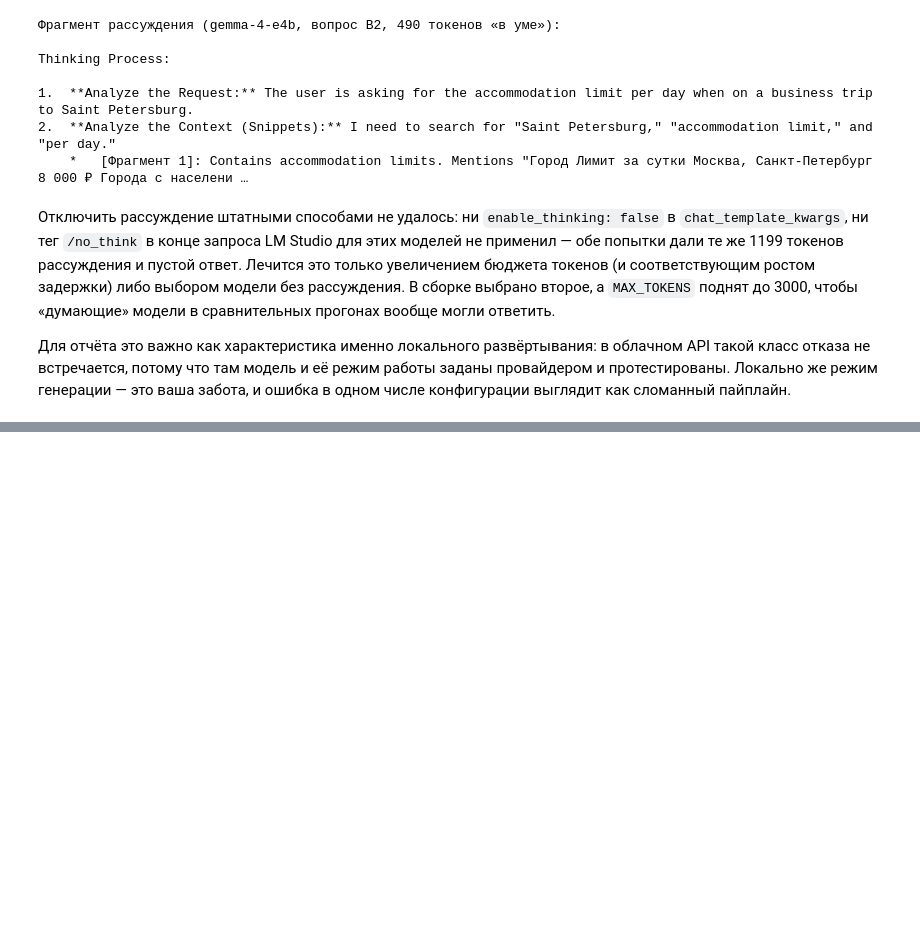
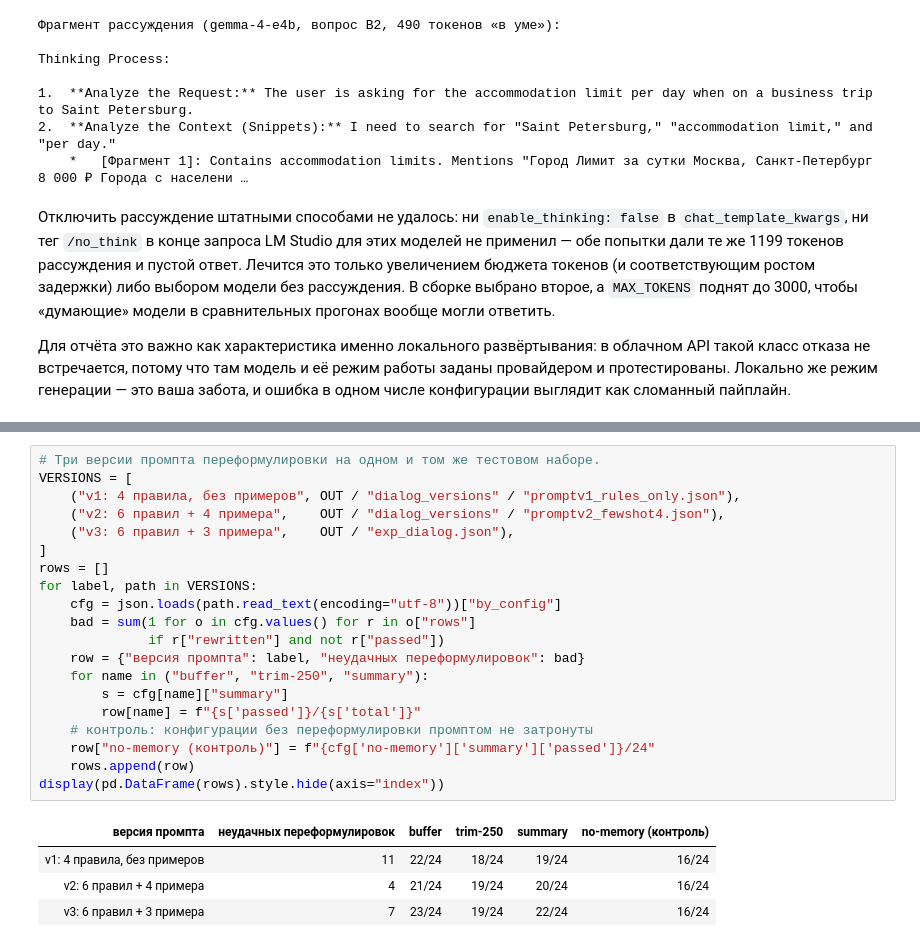
Before and after one commit to AlexIntellySoft/llm-4, a Jupyter notebook: notebooks/rag_report.ipynb, the cells around one changed output, grey strips where cells are left out. Drawn from its saved outputs; the diff is of its cells as text; blank space fills up the shorter version.

```diff
--- a/notebooks/rag_report.ipynb
+++ b/notebooks/rag_report.ipynb
@@ -941,0 +1173,25 @@ API такой класс отказа не встречается, потому
+# %%
+# Три версии промпта переформулировки на одном и том же тестовом наборе.
+VERSIONS = [
+    ("v1: 4 правила, без примеров", OUT / "dialog_versions" / "promptv1_rules_only.json"),
+    ("v2: 6 правил + 4 примера",    OUT / "dialog_versions" / "promptv2_fewshot4.json"),
+    ("v3: 6 правил + 3 примера",    OUT / "exp_dialog.json"),
+]
+rows = []
+for label, path in VERSIONS:
+    cfg = json.loads(path.read_text(encoding="utf-8"))["by_config"]
+    bad = sum(1 for o in cfg.values() for r in o["rows"]
+              if r["rewritten"] and not r["passed"])
+    row = {"версия промпта": label, "неудачных переформулировок": bad}
+    for name in ("buffer", "trim-250", "summary"):
+        s = cfg[name]["summary"]
+        row[name] = f"{s['passed']}/{s['total']}"
+    # контроль: конфигурации без переформулировки промптом не затронуты
+    row["no-memory (контроль)"] = f"{cfg['no-memory']['summary']['passed']}/24"
+    rows.append(row)
+display(pd.DataFrame(rows).style.hide(axis="index"))
+# %% [output]
+| версия промпта | неудачных переформулировок | buffer | trim-250 | summary | no-memory (контроль) |
+| v1: 4 правила, без примеров | 11 | 22/24 | 18/24 | 19/24 | 16/24 |
+| v2: 6 правил + 4 примера | 4 | 21/24 | 19/24 | 20/24 | 16/24 |
+| v3: 6 правил + 3 примера | 7 | 23/24 | 19/24 | 22/24 | 16/24 |
```
Also changed, not shown: parts of 14 cells of this notebook, 19 other files.
